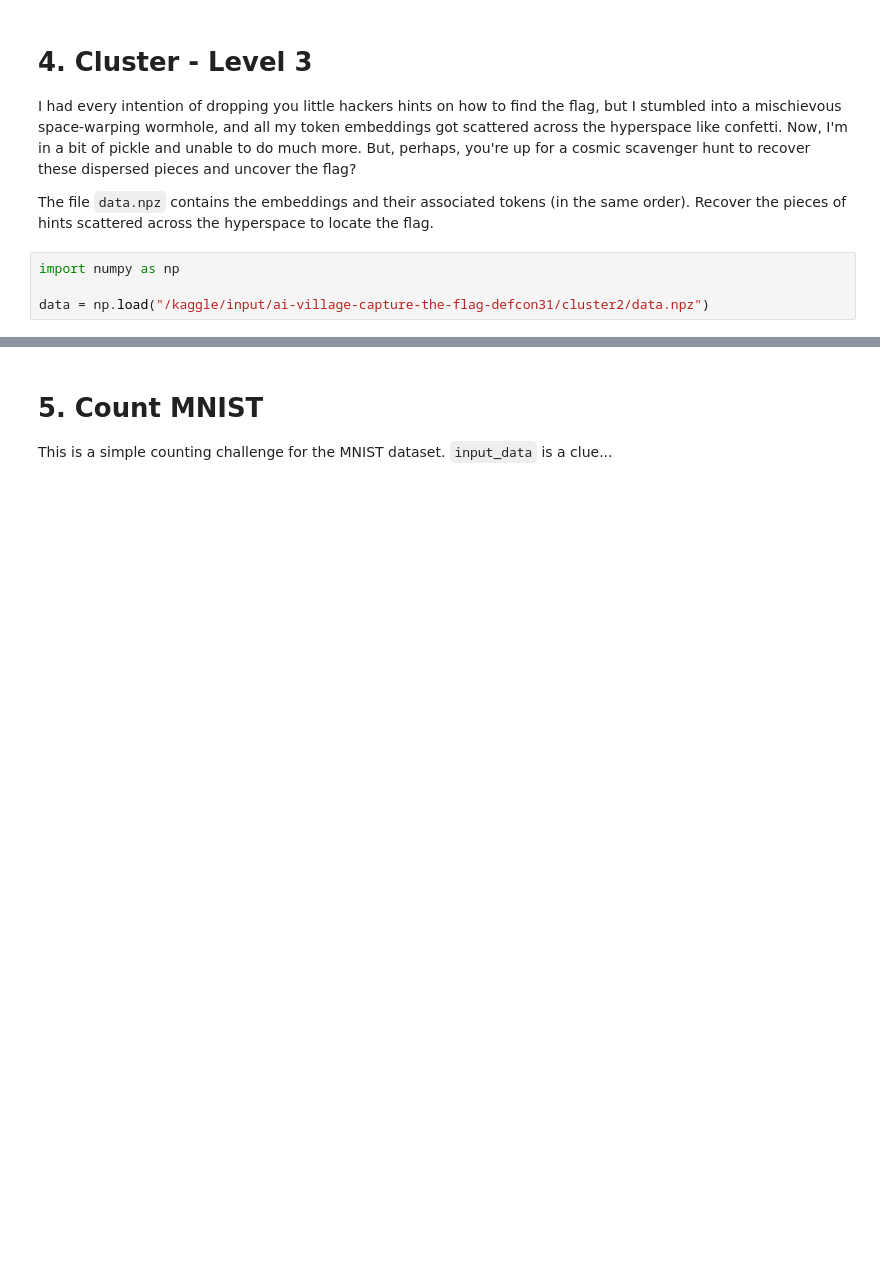
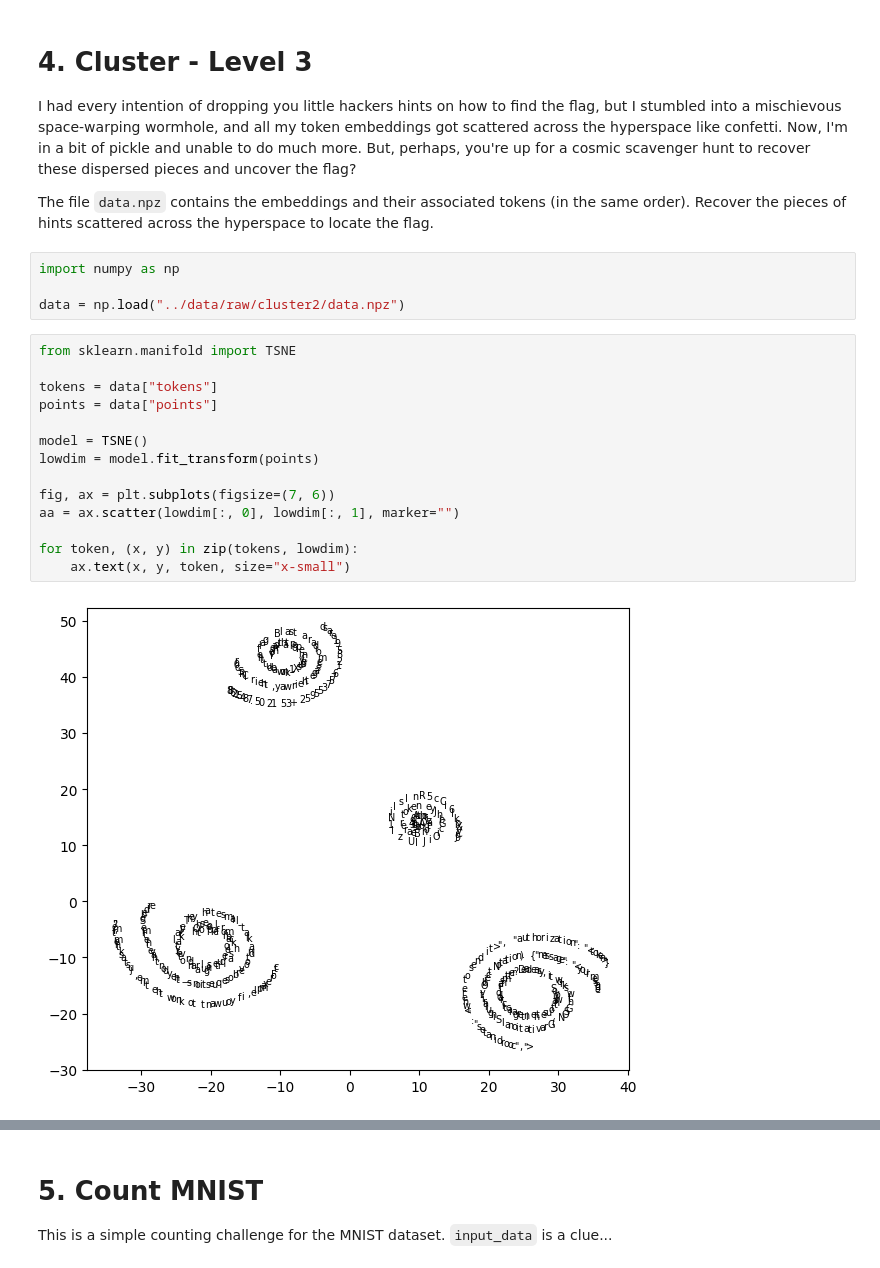
Before and after one commit to iod-ine/kaggle-ai-village-capture-the-flag-defcon31, a Jupyter notebook: notebooks/ctf-starter-aiv.ipynb, the cells around one changed output, grey strips where cells are left out. Saved outputs shown, nothing was run; the diff lists cells and outputs as text; blank space fills up the shorter version.

Commit message:
Add solution to Cluster 3

```diff
--- a/notebooks/ctf-starter-aiv.ipynb
+++ b/notebooks/ctf-starter-aiv.ipynb
@@ -90,4 +90,20 @@ The file `data.npz` contains the embeddings and their associated tokens (in the
 # %%
 import numpy as np
 
-data = np.load("/kaggle/input/ai-village-capture-the-flag-defcon31/cluster2/data.npz")
+data = np.load("../data/raw/cluster2/data.npz")
+# %%
+from sklearn.manifold import TSNE
+
+tokens = data["tokens"]
+points = data["points"]
+
+model = TSNE()
+lowdim = model.fit_transform(points)
+
+fig, ax = plt.subplots(figsize=(7, 6))
+aa = ax.scatter(lowdim[:, 0], lowdim[:, 1], marker="")
+
+for token, (x, y) in zip(tokens, lowdim):
+    ax.text(x, y, token, size="x-small")
+# %% [output]
+[figure, added]
```
Also changed, not shown: parts of 2 cells of this notebook.
